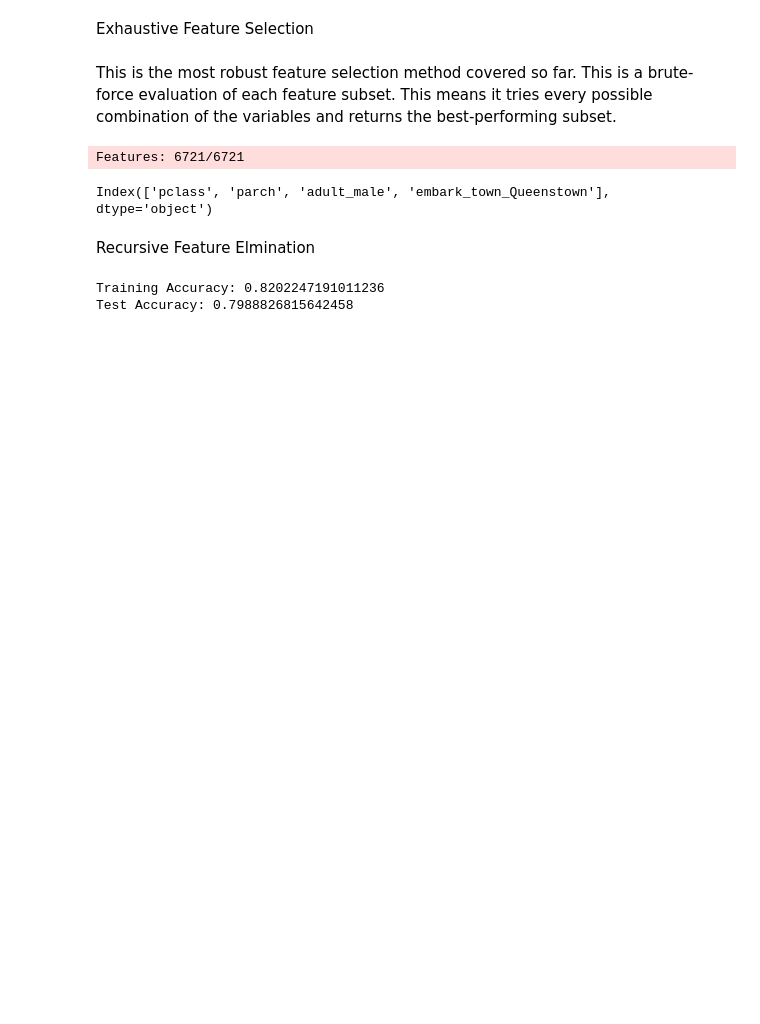
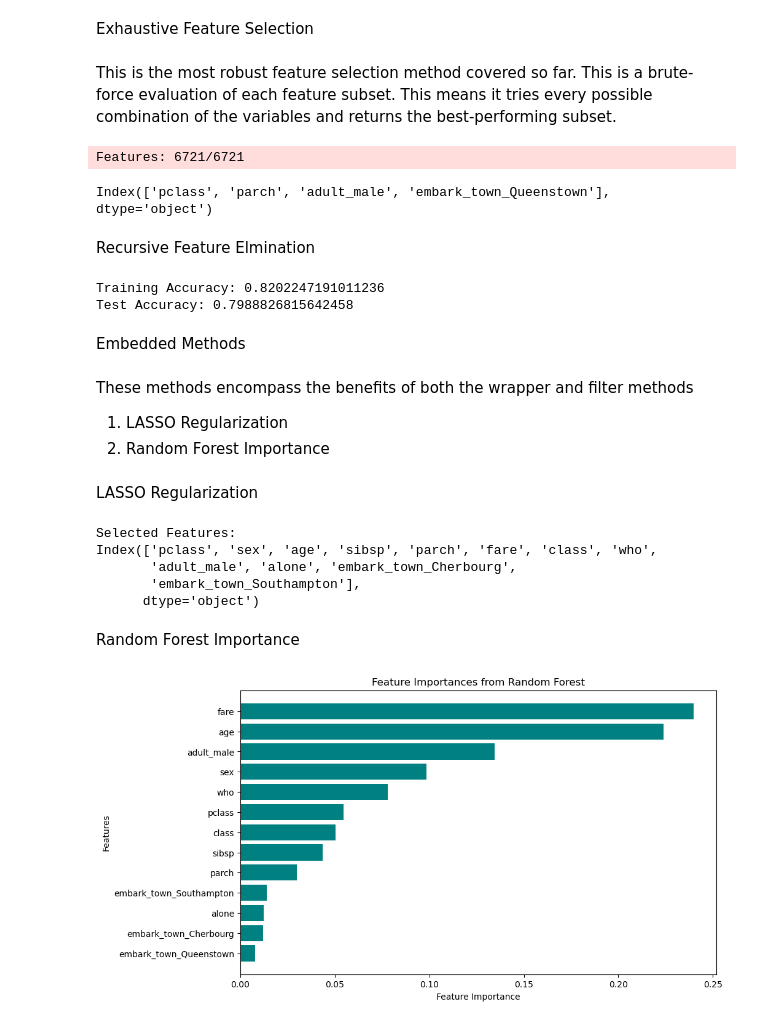
Before and after one commit to Chanidu-Edirisinghe/MachineLearning, a Jupyter notebook: FeatureSelection.ipynb, the cells around one changed output. Drawn from its saved outputs; the diff is of its cells as text; code cells hidden in the pictures; blank space fills up the shorter version.

Commit message:
Added embedded methods

```diff
--- a/FeatureSelection.ipynb
+++ b/FeatureSelection.ipynb
@@ -520,3 +520,78 @@ print(f"Test Accuracy: {test_accuracy}")
 # %% [output]
 Training Accuracy: 0.8202247191011236
 Test Accuracy: 0.7988826815642458
+# %% [markdown]
+Embedded Methods
+# %% [markdown]
+These methods encompass the benefits of both the wrapper and filter methods
+
+1) LASSO Regularization
+2) Random Forest Importance
+# %% [markdown]
+LASSO Regularization
+# %%
+from sklearn.linear_model import LogisticRegression
+from sklearn.feature_selection import SelectFromModel
+import pandas as pd  # Assuming X is a DataFrame for column names
+
+# Assuming X is the feature matrix (DataFrame) and y is the target variable
+# Create a logistic regression model with L1 regularization
+logistic = LogisticRegression(C=1, penalty='l1', solver='liblinear', random_state=7).fit(X, y)
+
+# Create a SelectFromModel object using the logistic regression model
+model = SelectFromModel(logistic, prefit=True)
+
+# Transform the feature matrix using the SelectFromModel object
+X_new = model.transform(X)
+
+# Get the mask of selected features
+selected_mask = model.get_support()
+
+# Get the names of selected features
+selected_columns = X_copy.columns[selected_mask]
+
+# Print the selected features
+print("Selected Features:")
+print(selected_columns)
+# %% [output]
+Selected Features:
+Index(['pclass', 'sex', 'age', 'sibsp', 'parch', 'fare', 'class', 'who',
+       'adult_male', 'alone', 'embark_town_Cherbourg',
+       'embark_town_Southampton'],
+      dtype='object')
+# %% [markdown]
+Random Forest Importance
+# %%
+# Import necessary libraries
+import pandas as pd
+import matplotlib.pyplot as plt
+from sklearn.ensemble import RandomForestClassifier
+
+# Create a Random Forest classifier with specified hyperparameters
+model = RandomForestClassifier(n_estimators=340, random_state=7)
+
+# Fit the model to the data
+model.fit(X, y)
+
+# Get the feature importances
+importances = model.feature_importances_
+
+# Use X_copy (DataFrame) to get the feature names
+feature_names = X_copy.columns
+
+# Create a DataFrame for feature importances
+final_df = pd.DataFrame({'Features': feature_names, 'Importances': importances})
+
+# Sort the DataFrame by importance in ascending order
+final_df = final_df.sort_values('Importances', ascending=False)
+
+# Plot the feature importances as a bar plot
+plt.figure(figsize=(10, 6))
+plt.barh(final_df['Features'], final_df['Importances'], color='teal')
+plt.xlabel('Feature Importance')
+plt.ylabel('Features')
+plt.title('Feature Importances from Random Forest')
+plt.gca().invert_yaxis()  # Invert the y-axis to show the most important features at the top
+plt.show()
+# %% [output]
+[figure, added]
```
